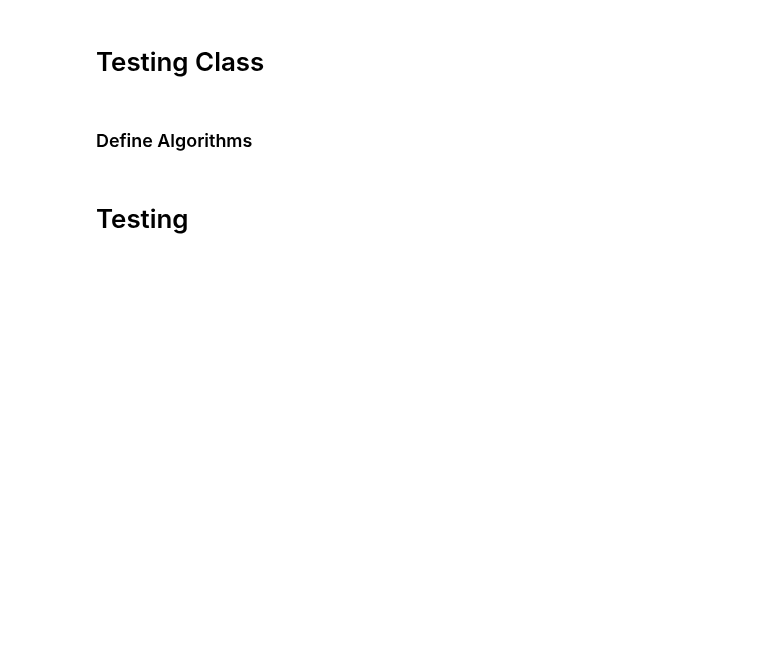
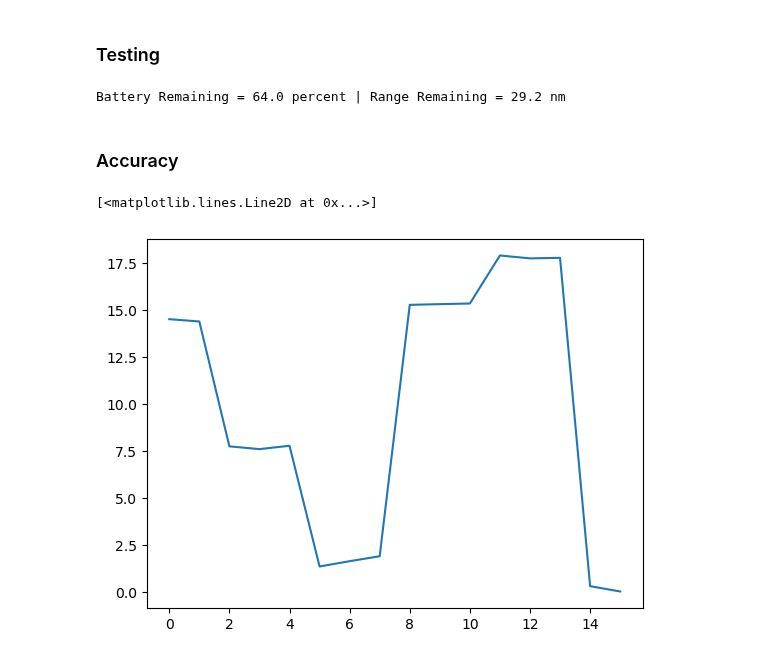
Before and after one commit to eliu420/photon-range-estimator, a Jupyter notebook: test_loop.ipynb, the cells around one changed output. Saved outputs shown, nothing was run; the diff lists cells and outputs as text; code cells hidden in the pictures; blank space fills up the shorter version.

Commit message:
re-structured test loop notebook for accuracy testing

```diff
--- a/test_loop.ipynb
+++ b/test_loop.ipynb
@@ -11,2 +71,2 @@ import time
 # %% [markdown]
-# Testing Class
+### Testing
@@ -145,2 +72,0 @@ class testing():
-# %% [markdown]
-### Define Algorithms
@@ -195,11 +73,36 @@ class range_est():
+# %%
+"""Import Data from file manager"""
+df = testing().add_variables(runs_dict['Run 10'])
+
+# """Alternately, direct import from csv file"""
+# file_path, rows_to_read = 'data/L230414.CSV', range(300, 3300)
+# df_raw = pd.read_csv(file_path, skiprows=range(1,rows_to_read[0]), nrows=len(rows_to_read))
+# df = testing().add_variables(df_raw)
+# %%
+'''Create algorithm instance'''
+range_estimator = range_est(58, 2.5, 0.3, 0,0,0)
+
+range_list = []
+"""Test Loop"""
+for i in range(len(df)):
+    dataStream = testing().parse_csv(df.iloc[i])
+
+    # range_estimator.overall_dist_avg(dataStream)
+    # range_estimator.overall_time_avg(dataStream)
+    range_estimator.rolling_avg(dataStream)
+
+    print('Battery Remaining = %.1f percent | Range Remaining = %.1f nm' % (dataStream['soc'], range_estimator.range_remaining), end=' \r')
+
+    # time.sleep(.005)
+    range_list.append(range_estimator.range_remaining)
+# %% [output]
+Battery Remaining = 64.0 percent | Range Remaining = 29.2 nm
 # %% [markdown]
-# Testing
+### Accuracy
-# %%
-"""Import Data from file manager"""
-# data = data_files.runs_dict
-# run = 31
-# df = data['Run %i' % run]
-
-"""Alternately, direct import from csv file"""
-file_path, rows_to_read = 'data/L230414.CSV', range(300, 3300)
-df = pd.read_csv(file_path, skiprows=range(1,rows_to_read[0]), nrows=len(rows_to_read))
+# %%
+
+run_error, errors = testing().test_accuracy(df, range_list, interval=100)
+plt.plot(range(len(errors)), errors)
+# %% [output]
+[<matplotlib.lines.Line2D at 0x...>]
+[figure, added]
```
Also changed, not shown: parts of 13 cells of this notebook.
